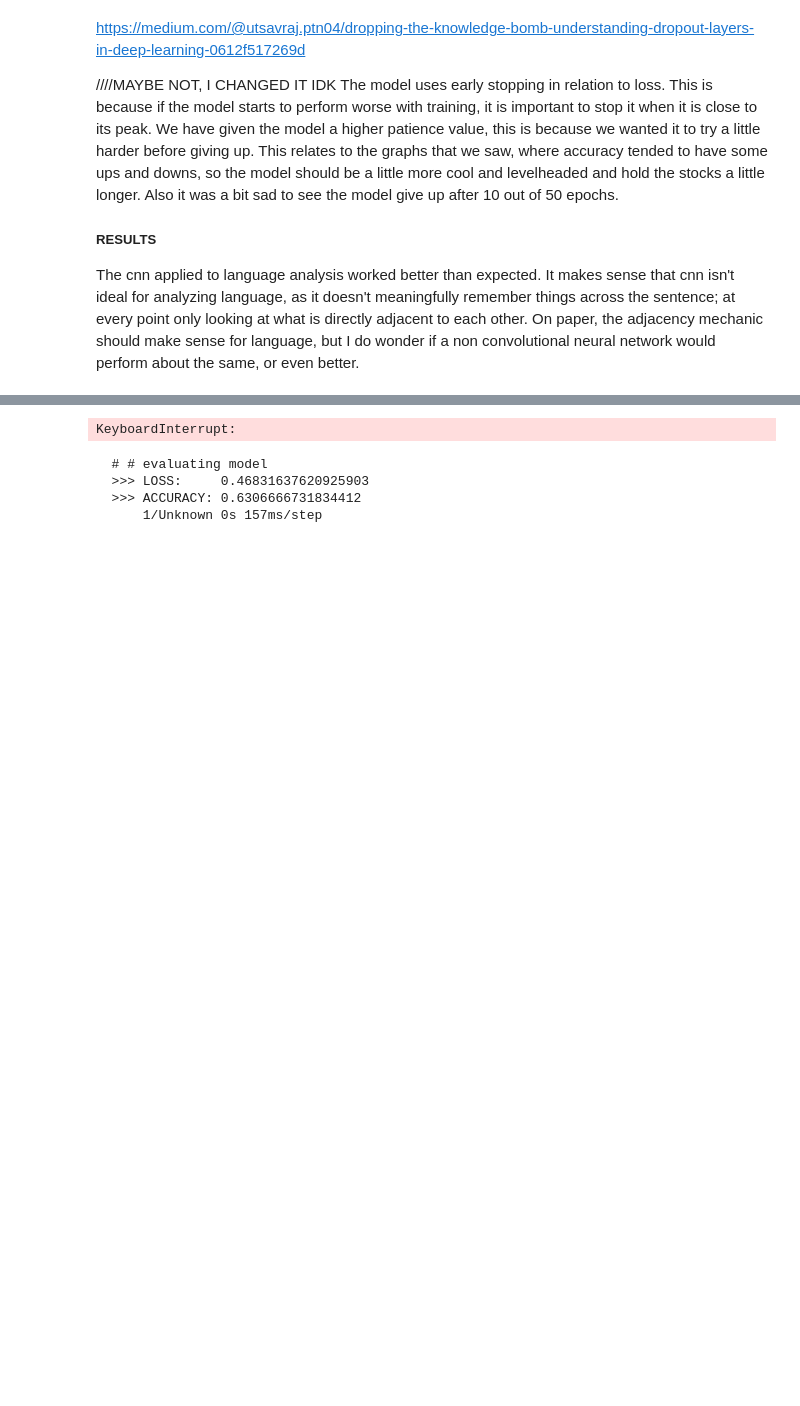
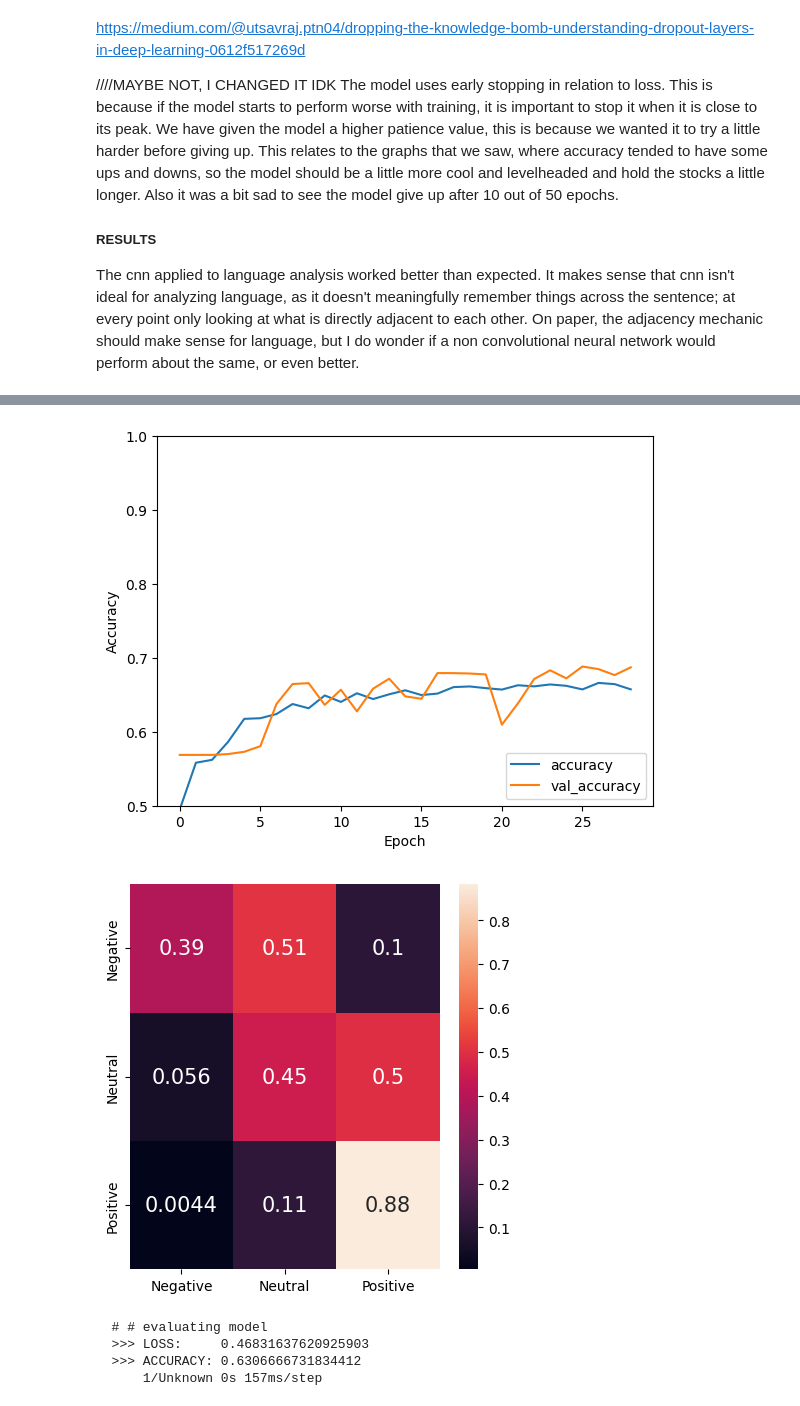
Before and after one commit to ellrub/Info284, a Jupyter notebook: groupExam.2025.ipynb, the cells around one changed output, grey strips where cells are left out. Cells and saved outputs as stored; diff of their text form; code cells hidden in the pictures; blank space fills up the shorter version.

```diff
--- a/groupExam.2025.ipynb
+++ b/groupExam.2025.ipynb
@@ -826,7 +826,7 @@ returns 15% for validation
 returns 15% for test
 
 """
-def do_data(_path, _preparation_mode = "lemma", _fragment_channels = 100, _vectorization_mode = "skip"):
+def do_data(_path, _preparation_mode = "lemma", _fragment_channels = 100, _vectorization_mode = "skip", _batch_size = 64):
     if _vectorization_mode != "skip" and _vectorization_mode != "bow":
         raise ValueError("provided vectorization mode does not exist")
 
@@ -876,8 +876,6 @@ def do_data(_path, _preparation_mode = "lemma", _fragment_channels = 100, _vecto
     _other_x = None
     _other_y = None
 
-    _batch_size = 64
-
     _vectorizer_train = VectorizerIterator(_train_x, _train_y, _model, _resolution_largest, _fragment_channels, len(const_label_map))
     _dataset_train = data.Dataset.from_generator( lambda: _vectorizer_train, output_types = (tf.float32, tf.int8), output_shapes = ((_resolution_largest, _fragment_channels), (len(const_label_map)))).batch(_batch_size)
 
@@ -905,22 +903,22 @@ def make_model(_dataset_train, _dataset_validate, _resolution, _channels, _epoch
     print("    # started model")
     with tf.device("/GPU:0"):
         _model = models.Sequential()
-        _model.add( layers.Input( shape = ( _resolution, _channels ), dtype = tf.float32 ) )
-        _model.add( layers.Conv1D(32, 8, activation = "relu", strides = 2, data_format = "channels_last"))
+        _model.add( layers.Input( shape = (_resolution, _channels), dtype = tf.float32 ) )
+        _model.add( layers.Conv1D(48, 8, activation = "relu", strides = 2, data_format = "channels_last") )
         _model.add( layers.BatchNormalization())
         _model.add( layers.MaxPooling1D((2)))
-        _model.add( layers.Dropout(0.2))
-        _model.add( layers.Conv1D(64, 16, activation = "relu", strides = 1))
+        _model.add( layers.Dropout(0.3))
+        _model.add( layers.Conv1D(96, 16, activation = "relu", strides = 1))
         _model.add( layers.BatchNormalization())
         _model.add( layers.MaxPooling1D((2)))
-        _model.add( layers.Dropout(0.2))
+        _model.add( layers.Dropout(0.3))
         _model.add( layers.Dense(192, activation = "relu"))
         _model.add( layers.Flatten())
         _model.add( layers.BatchNormalization())
-        _model.add( layers.Dropout(0.3))
+        _model.add( layers.Dropout(0.4))
 
         _model.add( layers.Dense(64, activation = "relu"))
-        _model.add( layers.Dropout(0.1))
+        _model.add( layers.Dropout(0.2))
         _model.add( layers.Dense(96, activation = "relu"))
         _model.add( layers.Dropout(0.2))
         _model.add( layers.Dense(12, activation = "relu"))
@@ -1015,14 +1013,16 @@ def plotAll(_history, _confusion_matrix):
 #############
 # ACTUALLY DOING EVERYTHING
 
-fragment_channels = 128
+fragment_channels = 256
 epochs = 50
-steps = 54
+steps = 72
+batch_size = 128
 
 dataset_train, dataset_validate, dataset_test, resolution = do_data(
     "Hotel_Reviews.csv",
     _fragment_channels = fragment_channels,
     _vectorization_mode = "skip",
+    _batch_size = batch_size,
 )
 
 _model, _history = make_model(dataset_train, dataset_validate, resolution, fragment_channels, epochs, steps)
@@ -1060,4 +1074,5 @@ Epoch 3/50
-KeyboardInterrupt:
+[figure, added]
+[figure, added]
 # %%
 
 _confusion_matrix = evaluate_model(_model, dataset_test)
```
Also changed, not shown: parts of 1 cell of this notebook.
